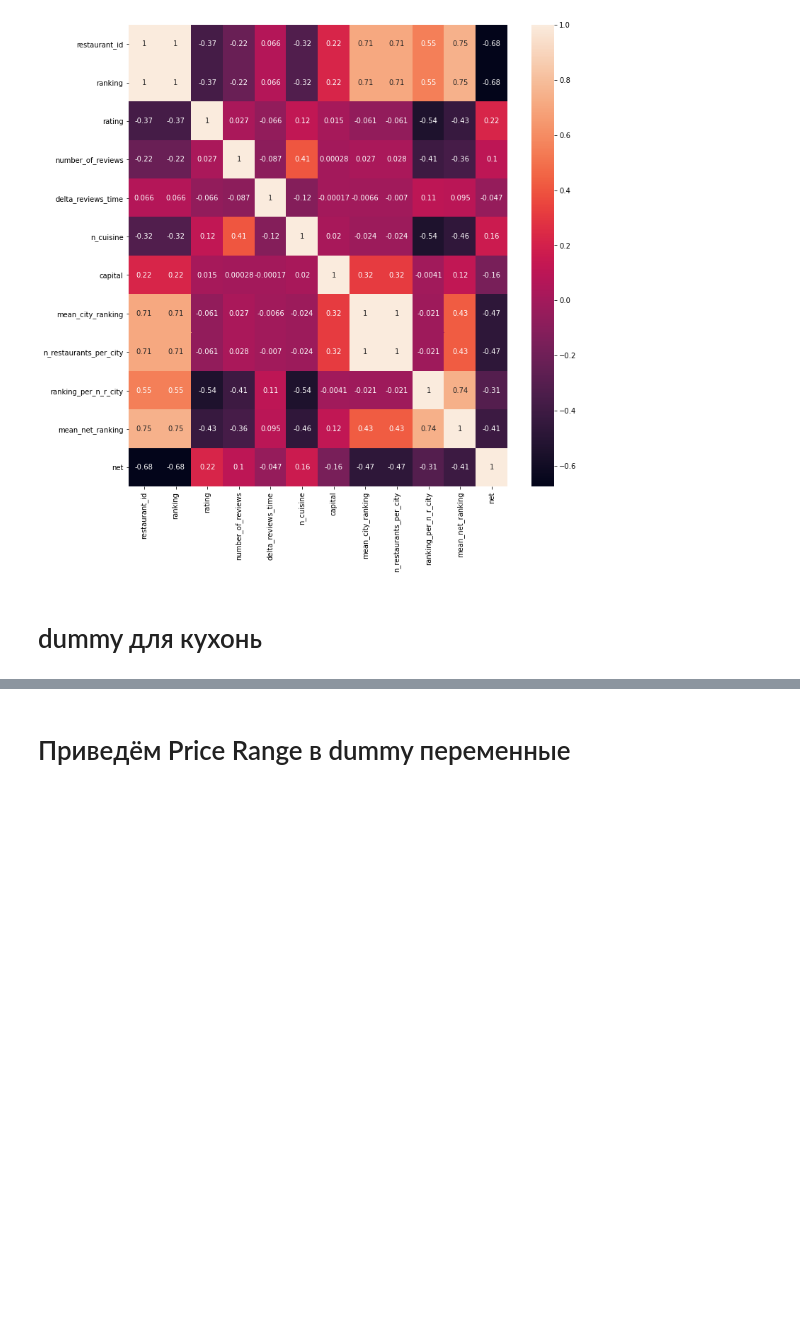
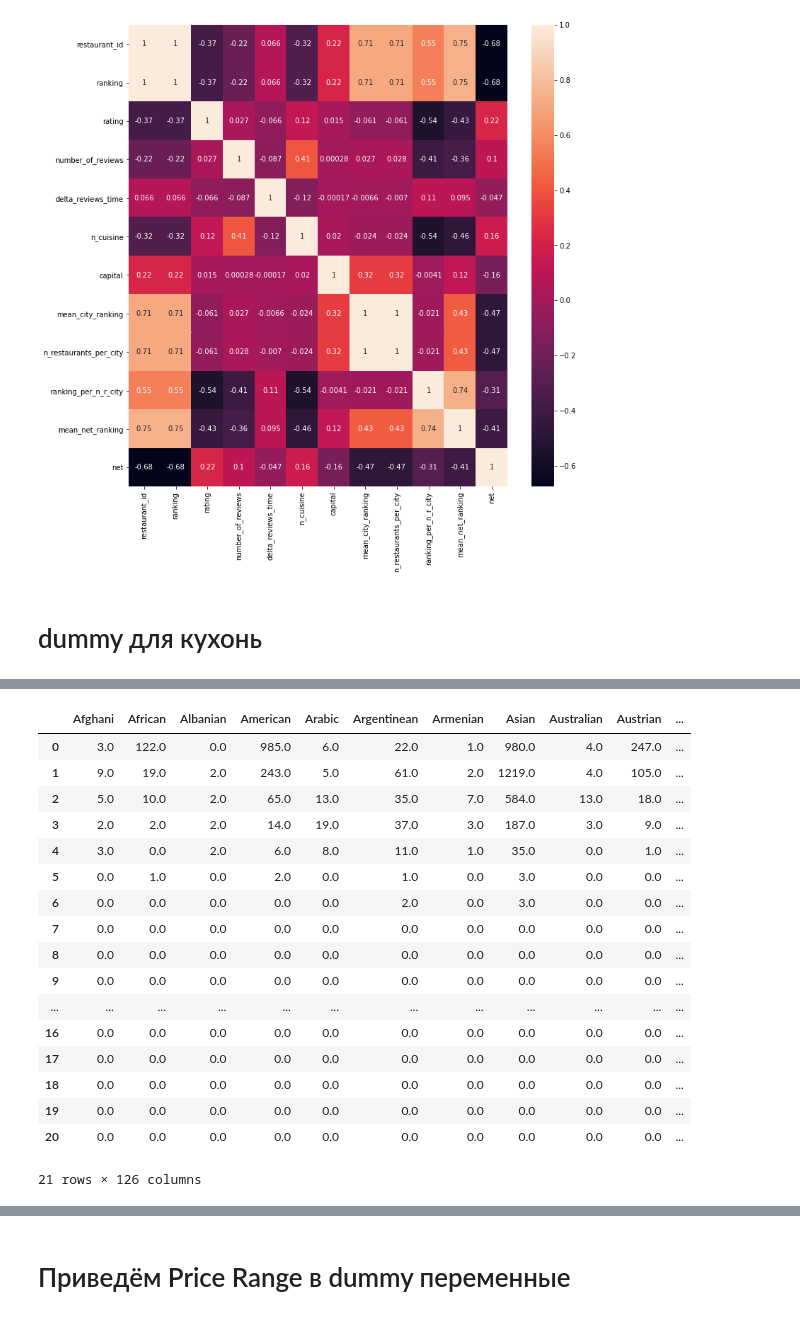
Before and after one commit to Ruslan-Lis/Skill_Factory, a Jupyter notebook: module_3/Project_3_R-Lisin.ipynb, the cells around one changed output, grey strips where cells are left out. Saved outputs shown, nothing was run; the diff lists cells and outputs as text; code cells hidden in the pictures; blank space fills up the shorter version.

```diff
--- a/module_3/Project_3_R-Lisin.ipynb
+++ b/module_3/Project_3_R-Lisin.ipynb
@@ -496,0 +597,21 @@ df_.sample()
+# %%
+pd.get_dummies(df_.cuisine_style.apply(pd.Series).stack()).sum(level=1)
+# %% [output]
+|  | Afghani | African | Albanian | American | Arabic | Argentinean | Armenian | Asian | Australian | Austrian | ... |
+| 0 | 3.0 | 122.0 | 0.0 | 985.0 | 6.0 | 22.0 | 1.0 | 980.0 | 4.0 | 247.0 | ... |
+| 1 | 9.0 | 19.0 | 2.0 | 243.0 | 5.0 | 61.0 | 2.0 | 1219.0 | 4.0 | 105.0 | ... |
+| 2 | 5.0 | 10.0 | 2.0 | 65.0 | 13.0 | 35.0 | 7.0 | 584.0 | 13.0 | 18.0 | ... |
+| 3 | 2.0 | 2.0 | 2.0 | 14.0 | 19.0 | 37.0 | 3.0 | 187.0 | 3.0 | 9.0 | ... |
+| 4 | 3.0 | 0.0 | 2.0 | 6.0 | 8.0 | 11.0 | 1.0 | 35.0 | 0.0 | 1.0 | ... |
+| 5 | 0.0 | 1.0 | 0.0 | 2.0 | 0.0 | 1.0 | 0.0 | 3.0 | 0.0 | 0.0 | ... |
+| 6 | 0.0 | 0.0 | 0.0 | 0.0 | 0.0 | 2.0 | 0.0 | 3.0 | 0.0 | 0.0 | ... |
+| 7 | 0.0 | 0.0 | 0.0 | 0.0 | 0.0 | 0.0 | 0.0 | 0.0 | 0.0 | 0.0 | ... |
+| 8 | 0.0 | 0.0 | 0.0 | 0.0 | 0.0 | 0.0 | 0.0 | 0.0 | 0.0 | 0.0 | ... |
+| 9 | 0.0 | 0.0 | 0.0 | 0.0 | 0.0 | 0.0 | 0.0 | 0.0 | 0.0 | 0.0 | ... |
+| ... | ... | ... | ... | ... | ... | ... | ... | ... | ... | ... | ... |
+| 16 | 0.0 | 0.0 | 0.0 | 0.0 | 0.0 | 0.0 | 0.0 | 0.0 | 0.0 | 0.0 | ... |
+| 17 | 0.0 | 0.0 | 0.0 | 0.0 | 0.0 | 0.0 | 0.0 | 0.0 | 0.0 | 0.0 | ... |
+| 18 | 0.0 | 0.0 | 0.0 | 0.0 | 0.0 | 0.0 | 0.0 | 0.0 | 0.0 | 0.0 | ... |
+| 19 | 0.0 | 0.0 | 0.0 | 0.0 | 0.0 | 0.0 | 0.0 | 0.0 | 0.0 | 0.0 | ... |
+| 20 | 0.0 | 0.0 | 0.0 | 0.0 | 0.0 | 0.0 | 0.0 | 0.0 | 0.0 | 0.0 | ... |
+21 rows × 126 columns
```
Also changed, not shown: parts of 32 cells of this notebook, 3 other files.
